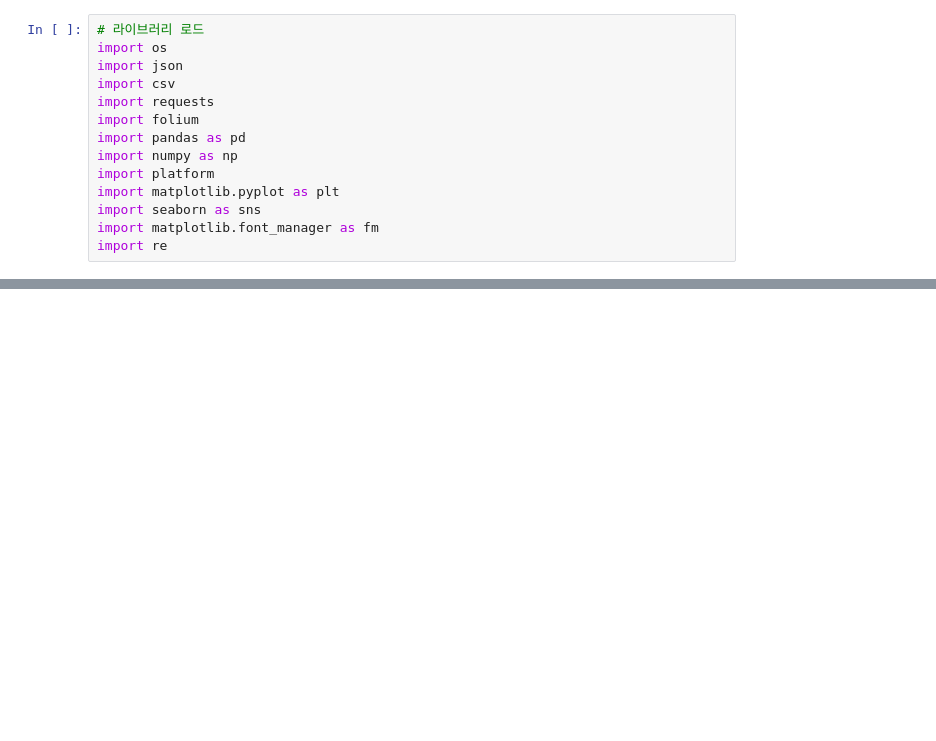
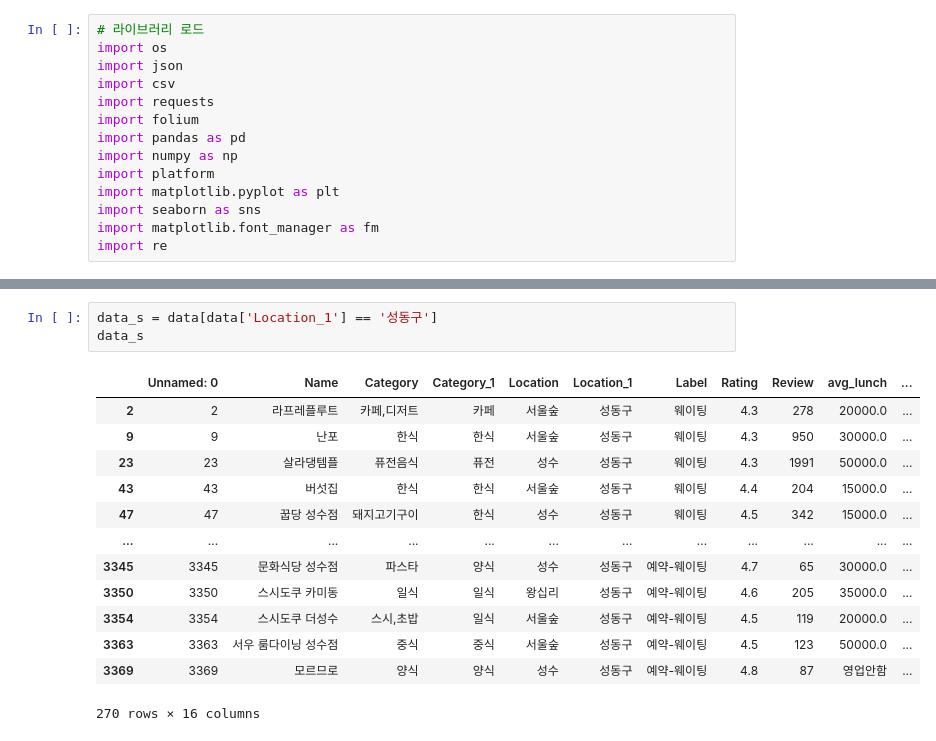
Before and after one commit to Yoon2596/kita_2404, a Jupyter notebook: m3_분석_라이브러리/평가/web_전처리0704.ipynb, the cells around one changed output, grey strips where cells are left out. Cells and saved outputs as stored; diff of their text form; blank space fills up the shorter version.

```diff
--- a/m3_분석_라이브러리/평가/web_전처리0704.ipynb
+++ b/m3_분석_라이브러리/평가/web_전처리0704.ipynb
@@ -19,3 +38,20 @@ data.loc[data['Location']=='서울역', 'Location_1']='용산구'
+# %%
+data_s = data[data['Location_1'] == '성동구']
+data_s
+# %% [output]
+|  | Unnamed: 0 | Name | Category | Category_1 | Location | Location_1 | Label | Rating | Review | avg_lunch | ... |
+| 2 | 2 | 라프레플루트 | 카페,디저트 | 카페 | 서울숲 | 성동구 | 웨이팅 | 4.3 | 278 | 20000.0 | ... |
+| 9 | 9 | 난포 | 한식 | 한식 | 서울숲 | 성동구 | 웨이팅 | 4.3 | 950 | 30000.0 | ... |
+| 23 | 23 | 살라댕템플 | 퓨전음식 | 퓨전 | 성수 | 성동구 | 웨이팅 | 4.3 | 1991 | 50000.0 | ... |
+| 43 | 43 | 버섯집 | 한식 | 한식 | 서울숲 | 성동구 | 웨이팅 | 4.4 | 204 | 15000.0 | ... |
+| 47 | 47 | 꿉당 성수점 | 돼지고기구이 | 한식 | 성수 | 성동구 | 웨이팅 | 4.5 | 342 | 15000.0 | ... |
+| ... | ... | ... | ... | ... | ... | ... | ... | ... | ... | ... | ... |
+| 3345 | 3345 | 문화식당 성수점 | 파스타 | 양식 | 성수 | 성동구 | 예약-웨이팅 | 4.7 | 65 | 30000.0 | ... |
+| 3350 | 3350 | 스시도쿠 카미동 | 일식 | 일식 | 왕십리 | 성동구 | 예약-웨이팅 | 4.6 | 205 | 35000.0 | ... |
+| 3354 | 3354 | 스시도쿠 더성수 | 스시,초밥 | 일식 | 서울숲 | 성동구 | 예약-웨이팅 | 4.5 | 119 | 20000.0 | ... |
+| 3363 | 3363 | 서우 룸다이닝 성수점 | 중식 | 중식 | 서울숲 | 성동구 | 예약-웨이팅 | 4.5 | 123 | 50000.0 | ... |
+| 3369 | 3369 | 모르므로 | 양식 | 양식 | 성수 | 성동구 | 예약-웨이팅 | 4.8 | 87 | 영업안함 | ... |
+270 rows × 16 columns
 # %%
 file_path = 'catchtable_3.csv'
 dl = pd.read_csv(file_path)
```
Also changed, not shown: parts of 9 cells of this notebook, 3 other files.
